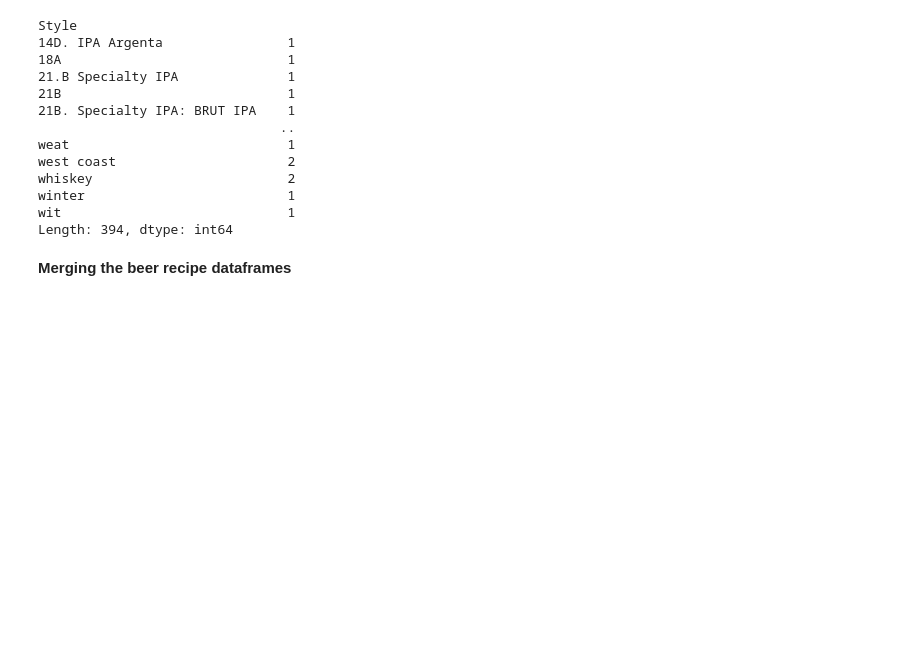
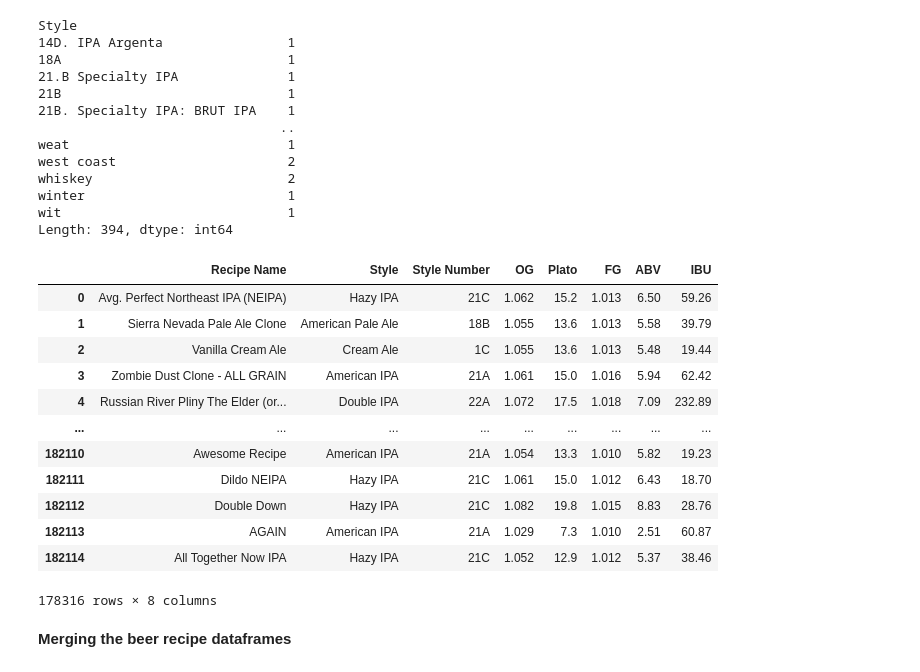
Before and after one commit to Redsoxin7/beer_recipes, a Jupyter notebook: Beer_capstone.ipynb, the cells around one changed output. Saved outputs shown, nothing was run; the diff lists cells and outputs as text; code cells hidden in the pictures; blank space fills up the shorter version.

Commit message:
Have further cleaned the Brewers Friend data to be totally compliant with BJCP 2021.

```diff
--- a/Beer_capstone.ipynb
+++ b/Beer_capstone.ipynb
@@ -703,7 +703,9 @@ def update_style_data(df, excel_file):
     pd.DataFrame: The updated DataFrame with modified 'Style' and 'Style Number' values.
     """
     # Load the update data from Excel
-    df_update = pd.read_excel(BJCP_update_Style_Name.xlsx)
+    # df_update = pd.read_excel(BJCP_update_Style_Name.xlsx)
+    # df_update = pd.read_excel(excel_file, engine='openpyxl')
+    df_update = pd.read_excel(excel_file)  # or encoding='ISO-8859-1'
 
     # Ensure expected column names exist in the update file
     expected_columns = ['Style', 'New Style', 'New Style Number']
@@ -720,13 +722,35 @@ def update_style_data(df, excel_file):
     # Drop temporary columns
     df = df.drop(columns=['New Style', 'New Style Number'])
 
+    # After the addition of the updated Styles, the remaining NaN values are either
+    # Meads, Ciders or an insignificant number of beers who's Style is not translatable
+    # into a 2021 BJCP Style. So we will delete the rows with NaN values in the Style Number
+    # column.
+
+    # Drop rows with NaN values in the 'Style Number' column
+    df = df.dropna(subset=['Style Number'])
+
     return df
 # %%
 # Load your existing DataFrame (Example)
-df = pd.read_csv("your_existing_data.csv")
+# df = pd.read_csv("BJCP_update_Style_Name.xlsx")
+df = bf_df_cleaned
 
 # Call the function with your DataFrame and the Excel file path
-df_updated = update_style_data(df, "BJCP_update_Style_Name.xlsx")
-
-# Save the updated DataFrame if needed
-df_updated.to_csv("updated_data.csv", index=False)
+bf_df_cleaned = update_style_data(bf_df_cleaned, "BJCP_update_Style_Name.xlsx")
+# %%
+bf_df_cleaned
+# %% [output]
+|  | Recipe Name | Style | Style Number | OG | Plato | FG | ABV | IBU |
+| 0 | Avg. Perfect Northeast IPA (NEIPA) | Hazy IPA | 21C | 1.062 | 15.2 | 1.013 | 6.50 | 59.26 |
+| 1 | Sierra Nevada Pale Ale Clone | American Pale Ale | 18B | 1.055 | 13.6 | 1.013 | 5.58 | 39.79 |
+| 2 | Vanilla Cream Ale | Cream Ale | 1C | 1.055 | 13.6 | 1.013 | 5.48 | 19.44 |
+| 3 | Zombie Dust Clone - ALL GRAIN | American IPA | 21A | 1.061 | 15.0 | 1.016 | 5.94 | 62.42 |
+| 4 | Russian River Pliny The Elder (or... | Double IPA | 22A | 1.072 | 17.5 | 1.018 | 7.09 | 232.89 |
+| ... | ... | ... | ... | ... | ... | ... | ... | ... |
+| 182110 | Awesome Recipe | American IPA | 21A | 1.054 | 13.3 | 1.010 | 5.82 | 19.23 |
+| 182111 | Dildo NEIPA | Hazy IPA | 21C | 1.061 | 15.0 | 1.012 | 6.43 | 18.70 |
+| 182112 | Double Down | Hazy IPA | 21C | 1.082 | 19.8 | 1.015 | 8.83 | 28.76 |
+| 182113 | AGAIN | American IPA | 21A | 1.029 | 7.3 | 1.010 | 2.51 | 60.87 |
+| 182114 | All Together Now IPA | Hazy IPA | 21C | 1.052 | 12.9 | 1.012 | 5.37 | 38.46 |
+178316 rows × 8 columns
```
Also changed, not shown: parts of 3 cells of this notebook, 2 other files.
